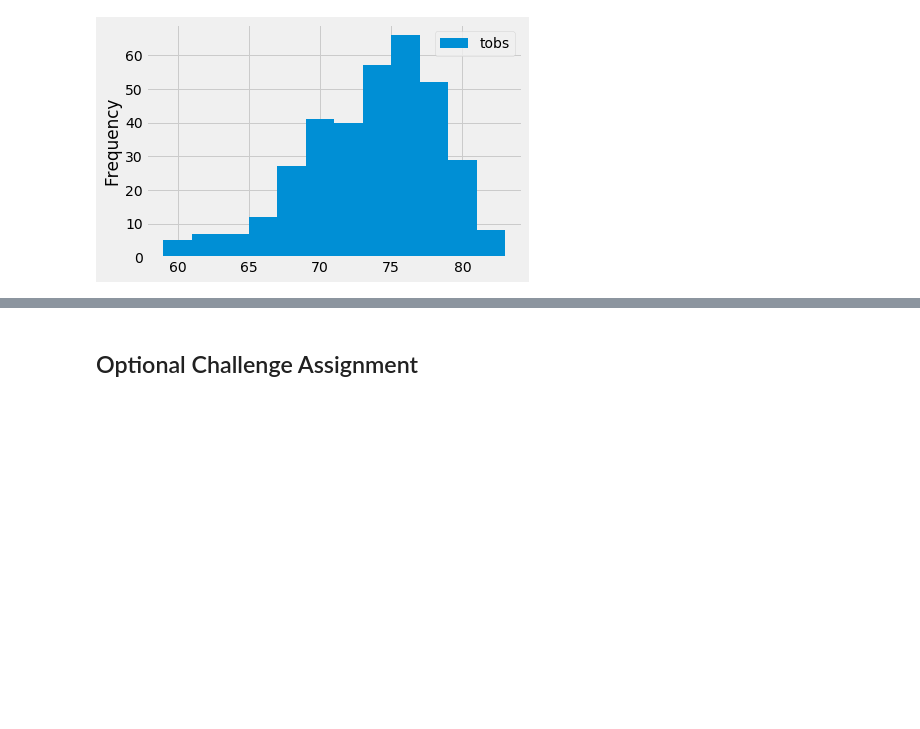
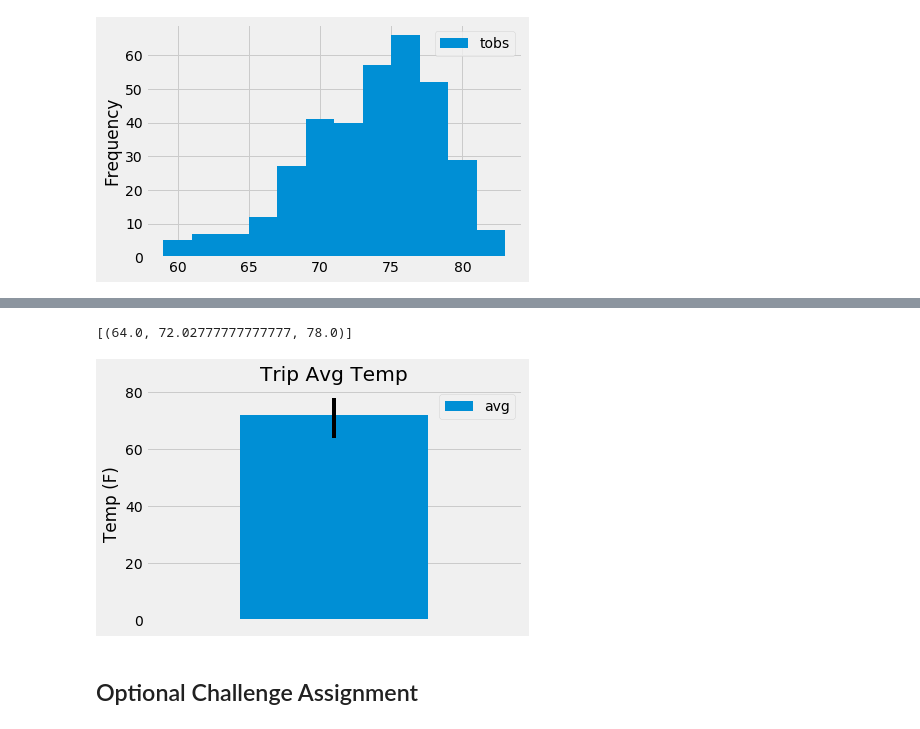
Before and after one commit to beezmo/climateAnalysis, a Jupyter notebook: Submitted/climate_starter.ipynb, the cells around one changed output, grey strips where cells are left out. Cells and saved outputs as stored; diff of their text form; code cells hidden in the pictures; blank space fills up the shorter version.

Commit message:
Added code and PNG for bar graph of avg temp and error

```diff
--- a/Submitted/climate_starter.ipynb
+++ b/Submitted/climate_starter.ipynb
@@ -152,11 +154,25 @@ print(calc_temps('2012-02-28', '2012-03-05'))
 # %%
 # Use your previous function `calc_temps` to calculate the tmin, tavg, and tmax
 # for your trip using the previous year's data for those same dates.
+print(calc_temps('2017-02-28', '2017-03-05'))
+# %% [output]
+[(64.0, 72.02777777777777, 78.0)]
 # %%
 # Plot the results from your previous query as a bar chart.
 # Use "Trip Avg Temp" as your Title
 # Use the average temperature for the y value
 # Use the peak-to-peak (tmax-tmin) value as the y error bar (yerr)
+[(tmin, tavg, tmax)] = calc_temps('2017-02-28', '2017-03-05')
+avg = pd.DataFrame({"avg":[tavg]})
+avg.plot.bar()
+plt.vlines(0, tmin, tmax)
+plt.title("Trip Avg Temp")
+plt.ylabel("Temp (F)")
+plt.xticks([])
+plt.savefig("avgtemp.png", bbox_inches="tight")
+plt.show()
+# %% [output]
+[figure, added]
 # %%
 # Calculate the total amount of rainfall per weather station for your trip dates using the previous year's matching dates.
 # Sort this in descending order by precipitation amount and list the station, name, latitude, longitude, and elevation
```
Also changed, not shown: parts of 1 cell of this notebook, 1 other file.
